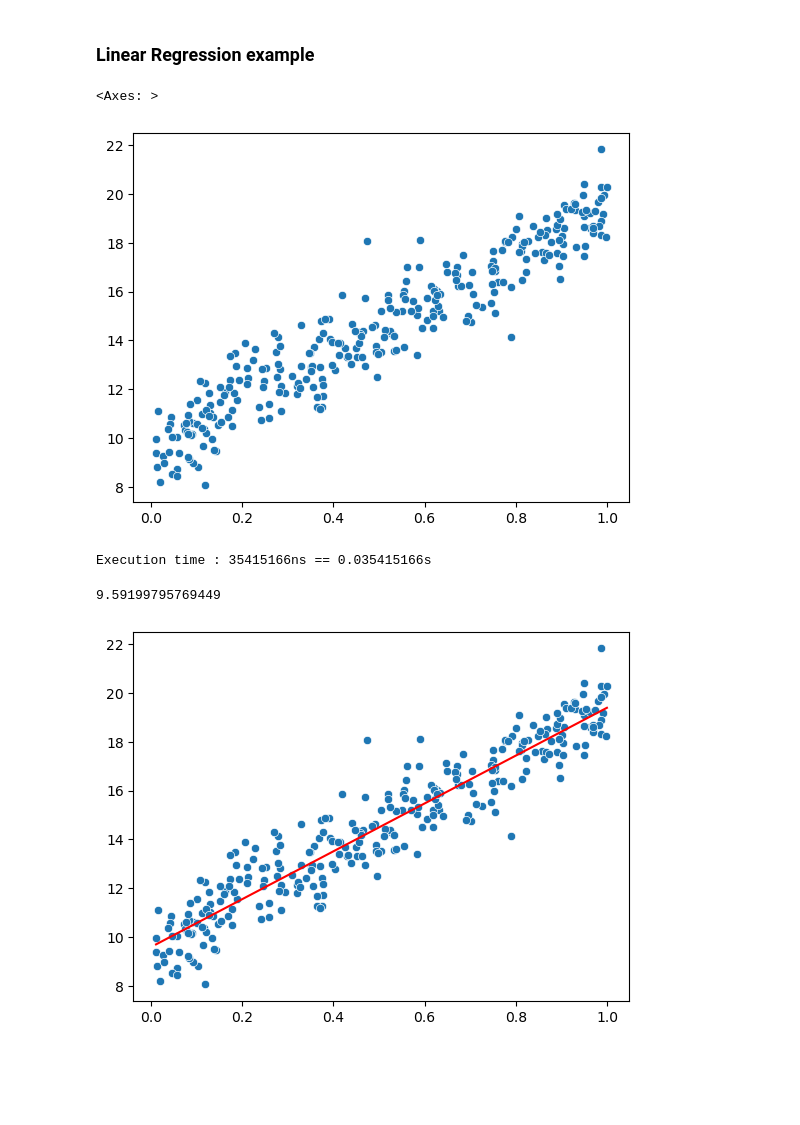
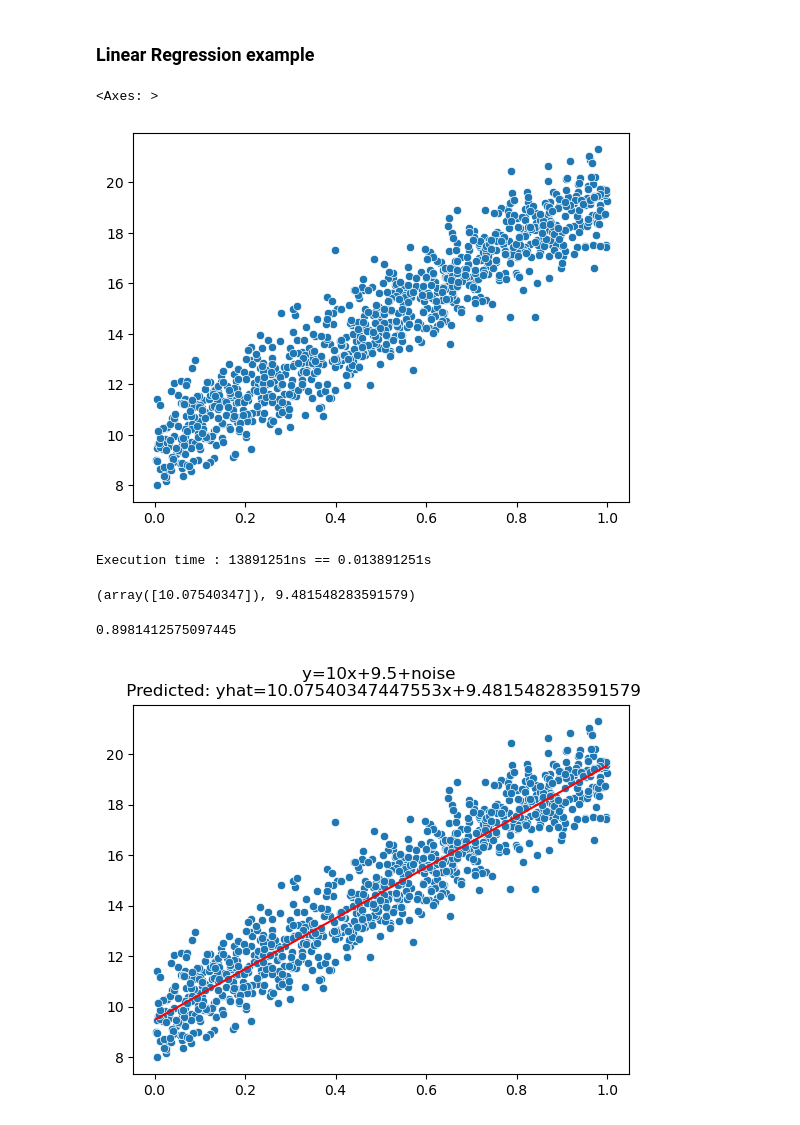
Before and after one commit to Nuwah12/Data-Science-and-ML, a Jupyter notebook: testing/linear_regression_test.ipynb, the cells around one changed output. Cells and saved outputs as stored; diff of their text form; code cells hidden in the pictures; blank space fills up the shorter version.

```diff
--- a/testing/linear_regression_test.ipynb
+++ b/testing/linear_regression_test.ipynb
@@ -10,7 +10,7 @@ import seaborn as sns
 # %% [markdown]
 ### Linear Regression example
 # %%
-dg = DataGenerator(num_samples=300, num_features=1, seed=42) # Instantiate out Data Generator object
+dg = DataGenerator(num_samples=1000, num_features=1, noise_std = 1, seed=42) # Instantiate out Data Generator object
 l = dg.generate_linear(intercept=9.5, weights = [10]) # generate some linear data with parameters (B0 is intercept, all other weights B1...Bn are in [weights])
 # above data is y = 10x + 9.5 + gaussian noise
 # %%
@@ -18,21 +18,33 @@ l = dg.generate_linear(intercept=9.5, weights = [10]) # generate some linear dat
 sns.scatterplot(x=l[0].flatten(), y=l[1])
 # %% [output]
 <Axes: >
-[figure, old version]
+[figure, new version]
 # %%
 # Instantiate linear regression object
 lr = LinearRegressionMethods(l[0], l[1])
 # Solve the linear regression regression by gradient descent
 lr = lr.mse_gradient_descent(num_iters=1000)
-lr.weights
-lr.bias
 # %% [output]
-Execution time : 35415166ns == 0.035415166s
+Execution time : 13891251ns == 0.013891251s
-9.59199795769449
+# %%
+# The weights and bias are stored in the trained object
+weights = lr.weights
+bias = lr.bias
+(weights, bias)
+# %% [output]
+(array([10.07540347]), 9.481548283591579)
+# %%
+# Calculate the coefficient of determination (R^2) for the trained model
+cod = evaluate.coefficientOfDetermination(lr)
+cod
+# %% [output]
+0.8981412575097445
 # %%
 # Now plot the line over the dots to show fit
+# We get the predictions from our trained model object by accessing the .predictions attribute
 e = sns.scatterplot(x=l[0].flatten(), y=l[1])
 sns.lineplot(x=l[0].flatten(), y=lr.predictions, color='red')
+plt.title("y={}x+{}+noise \n Predicted: yhat={}x+{}".format(10,9.5,weights.flatten()[0], bias))
 plt.show()
 # %% [output]
-[figure, old version]
+[figure, new version]
```
